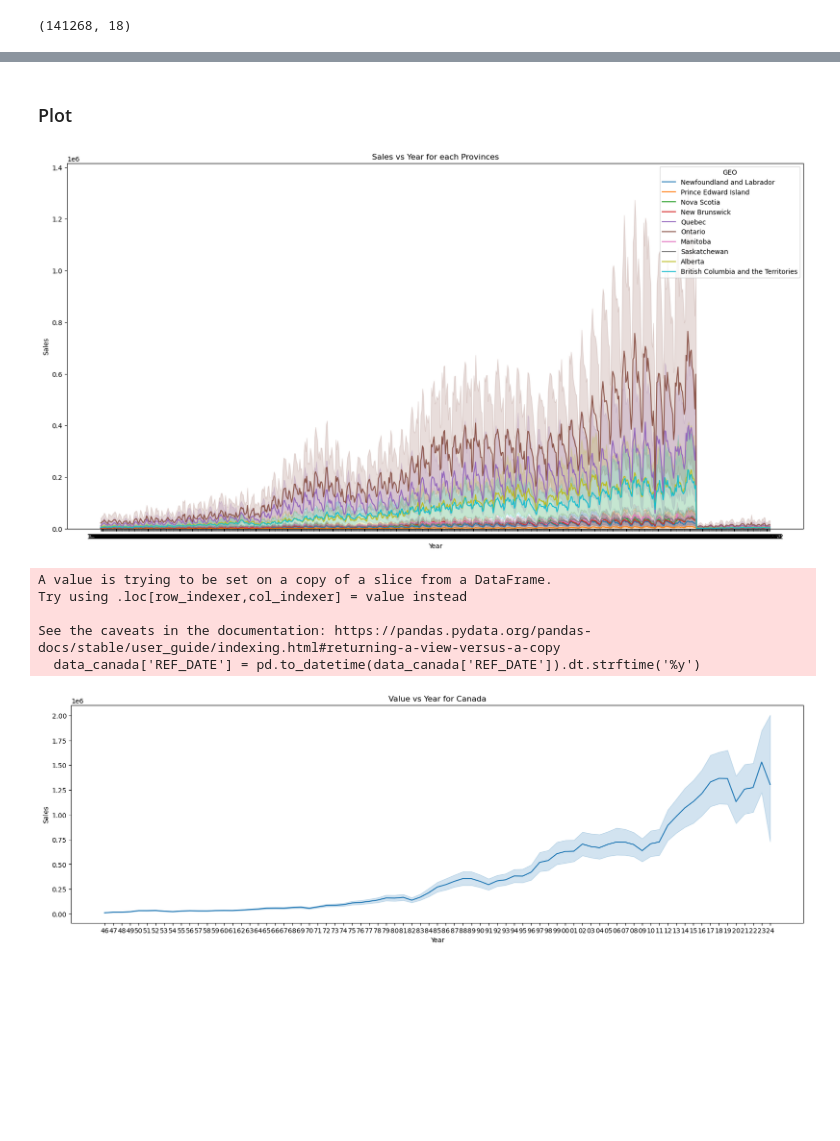
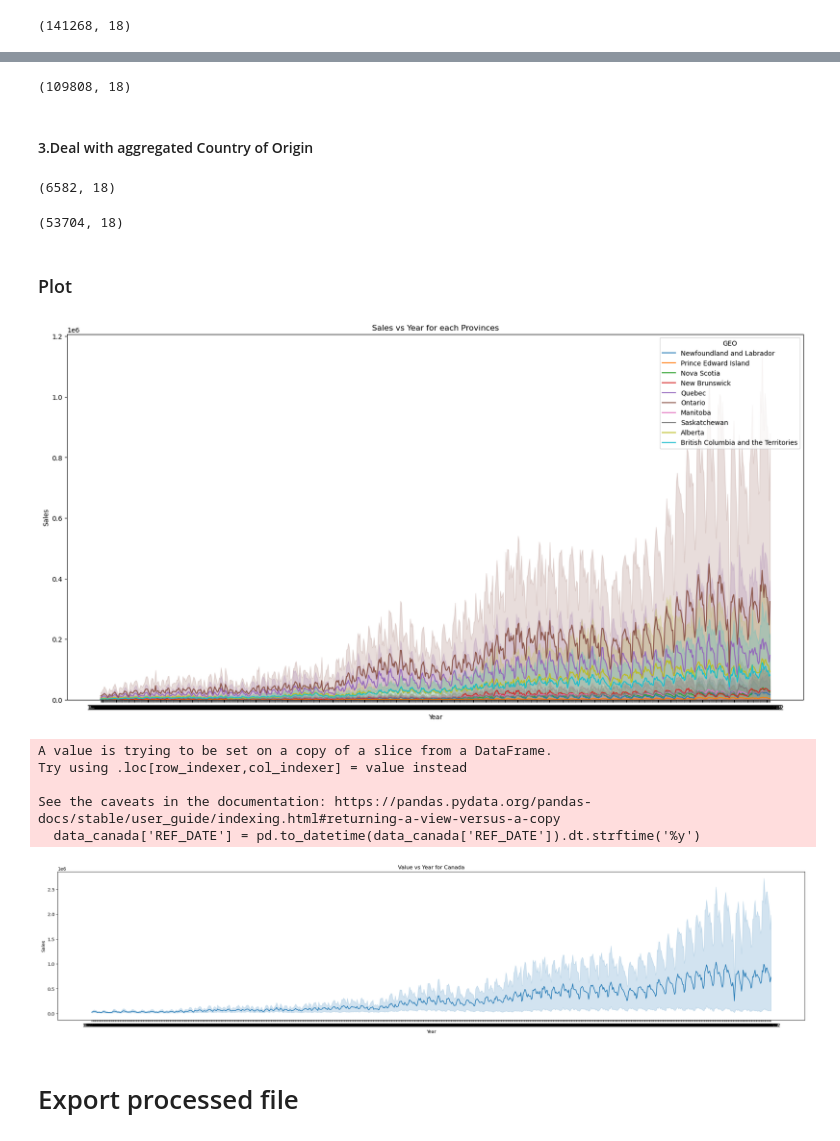
Before and after one commit to CLIUKELLY/ARIMA-Time-Serie-Forecasting, a Jupyter notebook: EDA & Preprocessing.ipynb, the cells around one changed output, grey strips where cells are left out. Saved outputs shown, nothing was run; the diff lists cells and outputs as text; code cells hidden in the pictures; blank space fills up the shorter version.

```diff
--- a/EDA & Preprocessing.ipynb
+++ b/EDA & Preprocessing.ipynb
@@ -138,0 +153,4 @@ data_provincial.head()
+# %%
+# create a new df that only contains 'Passenger cars','Trucks'
+data_canada_vehicleType=data_canada[data_canada['Vehicle type'].isin(['Passenger cars','Trucks'])]
+data_canada_vehicleType.shape
@@ -139,15 +169,33 @@ data_provincial.head()
+# %%
+# create a new df that only contains 'Passenger cars','Trucks'
+data_provincial_vehicleType=data_provincial[data_provincial['Vehicle type'].isin(['Passenger cars','Trucks'])]
+data_provincial_vehicleType.shape
+# %% [output]
+(109808, 18)
+# %% [markdown]
+#### 3.Deal with aggregated Country of Origin
+# %%
+# create a new df that only contains Japan, North America, Other Countries
+data_canada_vehicleType_country=data_canada_vehicleType[data_canada_vehicleType['Origin of manufacture'].isin(['Japan','North America','Other countries'])]
+data_canada_vehicleType_country.shape
+# %% [output]
+(6582, 18)
+# %%
+# create a new df that only contains Japan, North America, Other Countries
+data_provincial_vehicleType_country=data_provincial_vehicleType[data_provincial_vehicleType['Origin of manufacture'].isin(['Japan','North America','Other countries'])]
+data_provincial_vehicleType_country.shape
+# %% [output]
+(53704, 18)
 # %% [markdown]
 ### Plot
 # %%
 # Plot the "REF_DATE" and "Value" pair for each "GEO"
-import matplotlib.pyplot as plt
-import seaborn as sns
 
 # Adjust figure size
 plt.figure(figsize=(20, 10))
 
 # Plot the lineplot
-sns.lineplot(data=data_provincial, x='REF_DATE', y='VALUE', hue='GEO')
+sns.lineplot(data=data_provincial_vehicleType_country, x='REF_DATE', y='VALUE', hue='GEO')
 
 # Add more space for y-axis labels
 plt.ylim(bottom=0)
@@ -160,24 +208,26 @@ plt.title('Sales vs Year for each Provinces')
 # Show the plot
 plt.show()
 # %% [output]
-[figure, old version]
+[figure, new version]
 # %%
 # Adjust figure size
-plt.figure(figsize=(20, 6))
+plt.figure(figsize=(25, 6))
 
 # Format the date column to display only the last 2 digits of the year
 data_canada['REF_DATE'] = pd.to_datetime(data_canada['REF_DATE']).dt.strftime('%y')
 
 # Plot the lineplot
-sns.lineplot(data=data_canada, x='REF_DATE', y='VALUE')
+sns.lineplot(data=data_canada_vehicleType_country, x='REF_DATE', y='VALUE')
 plt.xlabel('Year')
 plt.ylabel('Sales')
 plt.title('Value vs Year for Canada')
 plt.show()
 # %% [output]
 A value is trying to be set on a copy of a slice from a DataFrame.
 Try using .loc[row_indexer,col_indexer] = value instead
 
 See the caveats in the documentation: https://pandas.pydata.org/pandas-docs/stable/user_guide/indexing.html#returning-a-view-versus-a-copy
   data_canada['REF_DATE'] = pd.to_datetime(data_canada['REF_DATE']).dt.strftime('%y')
-[figure, old version]
+[figure, new version]
+# %% [markdown]
+# Export processed file
```
Also changed, not shown: parts of 10 cells of this notebook.
